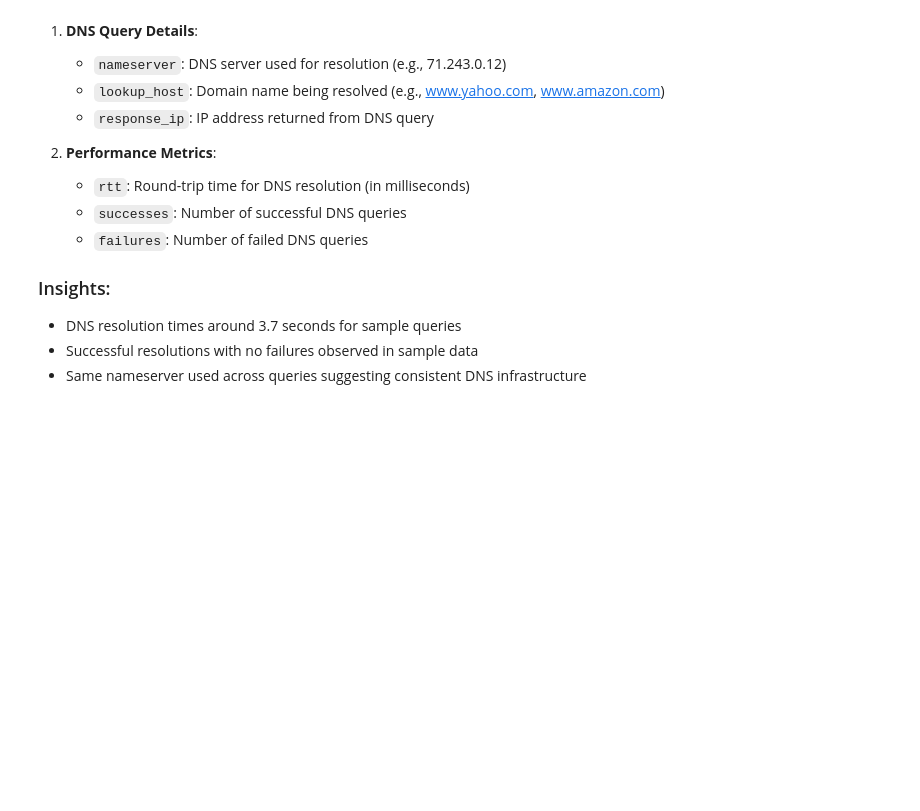
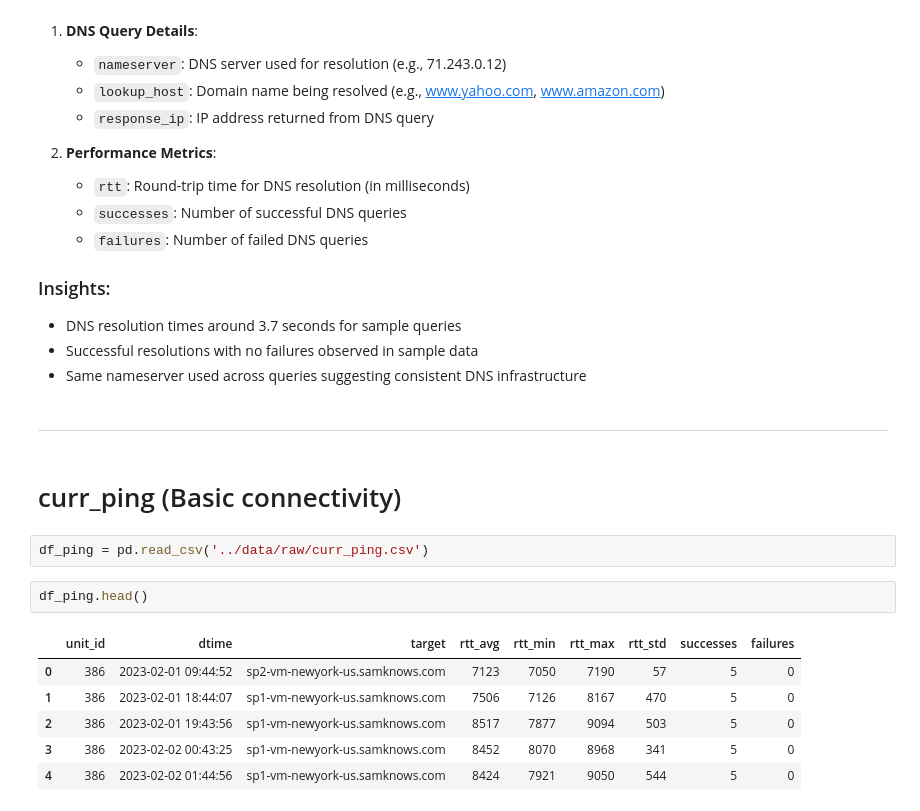
Before and after one commit to Mohammed-abdulaziz-eisa/WBS-MBA, a Jupyter notebook: notebooks/01_data_exploration.ipynb, the cells around one changed output. Saved outputs shown, nothing was run; the diff lists cells and outputs as text; blank space fills up the shorter version.

Commit message:
feat: exploring data

```diff
--- a/notebooks/01_data_exploration.ipynb
+++ b/notebooks/01_data_exploration.ipynb
@@ -333,3 +447,18 @@ The DNS resolution dataset (`curr_dns.csv`) measures DNS lookup performance.
  - DNS resolution times around 3.7 seconds for sample queries
  - Successful resolutions with no failures observed in sample data
  - Same nameserver used across queries suggesting consistent DNS infrastructure
+# %% [markdown]
+----
+# %% [markdown]
+# curr_ping (Basic connectivity)
+# %%
+df_ping = pd.read_csv('../data/raw/curr_ping.csv')
+# %%
+df_ping.head()
+# %% [output]
+|  | unit_id | dtime | target | rtt_avg | rtt_min | rtt_max | rtt_std | successes | failures |
+| 0 | 386 | 2023-02-01 09:44:52 | sp2-vm-newyork-us.samknows.com | 7123 | 7050 | 7190 | 57 | 5 | 0 |
+| 1 | 386 | 2023-02-01 18:44:07 | sp1-vm-newyork-us.samknows.com | 7506 | 7126 | 8167 | 470 | 5 | 0 |
+| 2 | 386 | 2023-02-01 19:43:56 | sp1-vm-newyork-us.samknows.com | 8517 | 7877 | 9094 | 503 | 5 | 0 |
+| 3 | 386 | 2023-02-02 00:43:25 | sp1-vm-newyork-us.samknows.com | 8452 | 8070 | 8968 | 341 | 5 | 0 |
+| 4 | 386 | 2023-02-02 01:44:56 | sp1-vm-newyork-us.samknows.com | 8424 | 7921 | 9050 | 544 | 5 | 0 |
```
Also changed, not shown: parts of 33 cells of this notebook.
